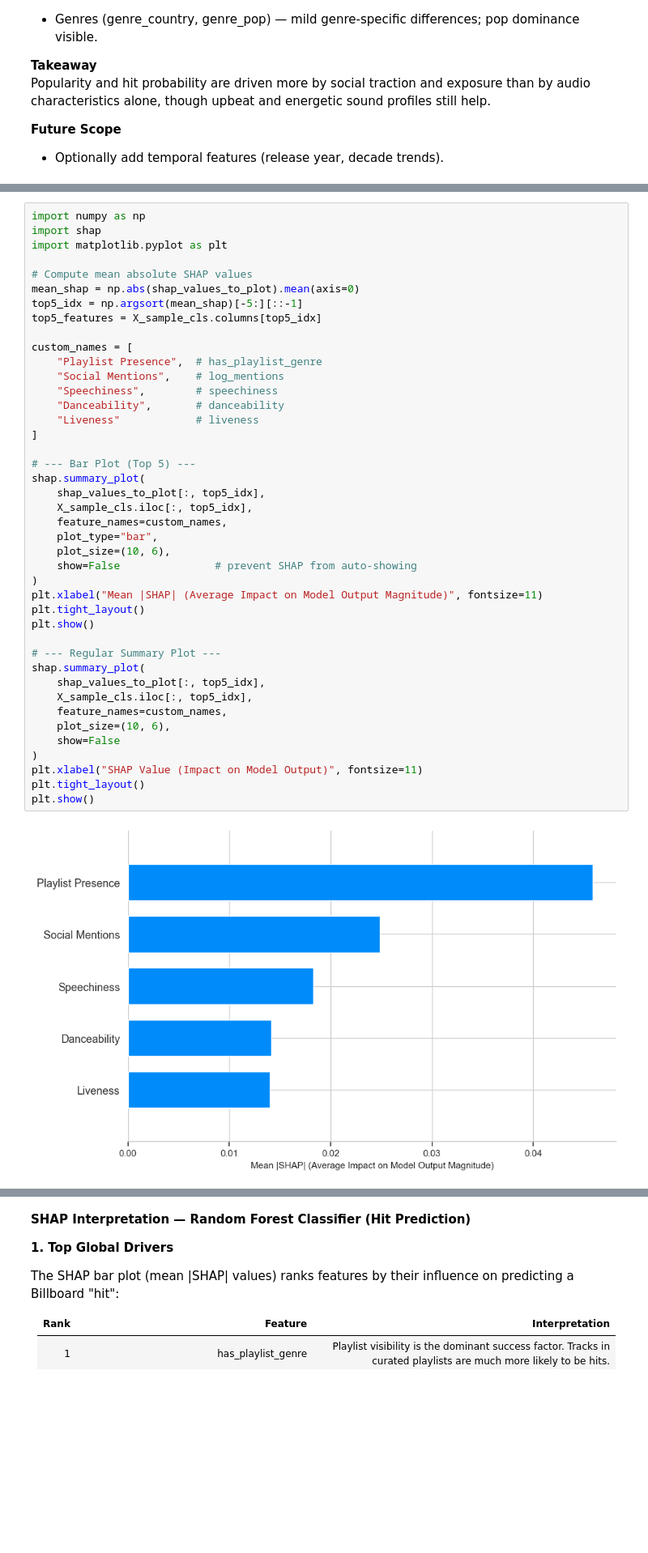
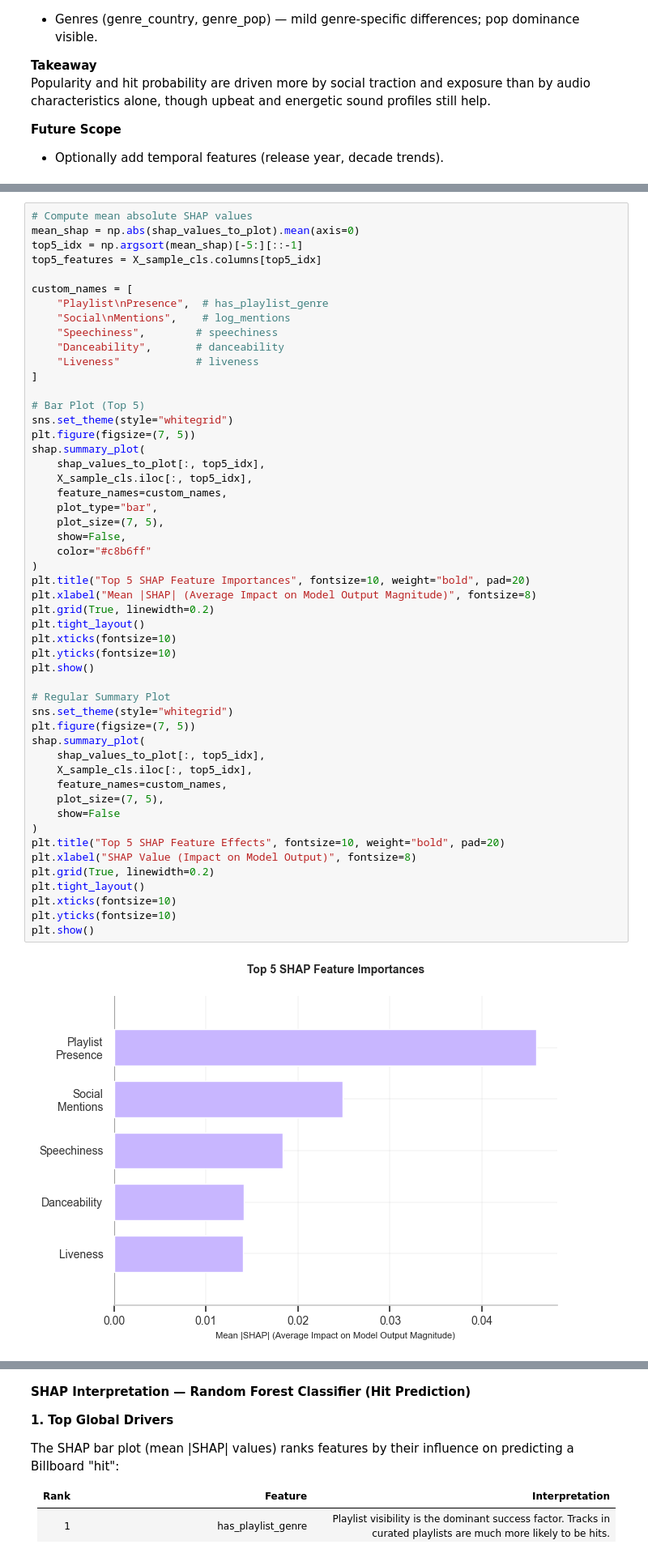
Before and after one commit to priyadarshanparida/media-success-prediction, a Jupyter notebook: code/media_success_prediction.ipynb, the cells around one changed output, grey strips where cells are left out. Shown at 81% size. Saved outputs shown, nothing was run; the diff lists cells and outputs as text; blank space fills up the shorter version.

```diff
--- a/code/media_success_prediction.ipynb
+++ b/code/media_success_prediction.ipynb
@@ -1405,44 +1515,53 @@ SHAP value matrix shape: (1000, 28)
 # %%
-import numpy as np
-import shap
-import matplotlib.pyplot as plt
-
 # Compute mean absolute SHAP values
 mean_shap = np.abs(shap_values_to_plot).mean(axis=0)
 top5_idx = np.argsort(mean_shap)[-5:][::-1]
 top5_features = X_sample_cls.columns[top5_idx]
 
 custom_names = [
-    "Playlist Presence",  # has_playlist_genre
-    "Social Mentions",    # log_mentions
+    "Playlist\nPresence",  # has_playlist_genre
+    "Social\nMentions",    # log_mentions
     "Speechiness",        # speechiness
     "Danceability",       # danceability
     "Liveness"            # liveness
 ]
 
-# --- Bar Plot (Top 5) ---
+# Bar Plot (Top 5)
+sns.set_theme(style="whitegrid")
+plt.figure(figsize=(7, 5))
 shap.summary_plot(
     shap_values_to_plot[:, top5_idx],
     X_sample_cls.iloc[:, top5_idx],
     feature_names=custom_names,
     plot_type="bar",
-    plot_size=(10, 6),
-    show=False               # prevent SHAP from auto-showing
+    plot_size=(7, 5),
+    show=False,
+    color="#c8b6ff"
 )
-plt.xlabel("Mean |SHAP| (Average Impact on Model Output Magnitude)", fontsize=11)
+plt.title("Top 5 SHAP Feature Importances", fontsize=10, weight="bold", pad=20)
+plt.xlabel("Mean |SHAP| (Average Impact on Model Output Magnitude)", fontsize=8)
+plt.grid(True, linewidth=0.2)
 plt.tight_layout()
+plt.xticks(fontsize=10)
+plt.yticks(fontsize=10)
 plt.show()
 
-# --- Regular Summary Plot ---
+# Regular Summary Plot
+sns.set_theme(style="whitegrid")
+plt.figure(figsize=(7, 5))
 shap.summary_plot(
     shap_values_to_plot[:, top5_idx],
     X_sample_cls.iloc[:, top5_idx],
     feature_names=custom_names,
-    plot_size=(10, 6),
+    plot_size=(7, 5),
     show=False
 )
-plt.xlabel("SHAP Value (Impact on Model Output)", fontsize=11)
+plt.title("Top 5 SHAP Feature Effects", fontsize=10, weight="bold", pad=20)
+plt.xlabel("SHAP Value (Impact on Model Output)", fontsize=8)
+plt.grid(True, linewidth=0.2)
 plt.tight_layout()
+plt.xticks(fontsize=10)
+plt.yticks(fontsize=10)
 plt.show()
 # %% [output]
-[figure, old version]
+[figure, new version]
```
Also changed, not shown: parts of 11 cells of this notebook.
